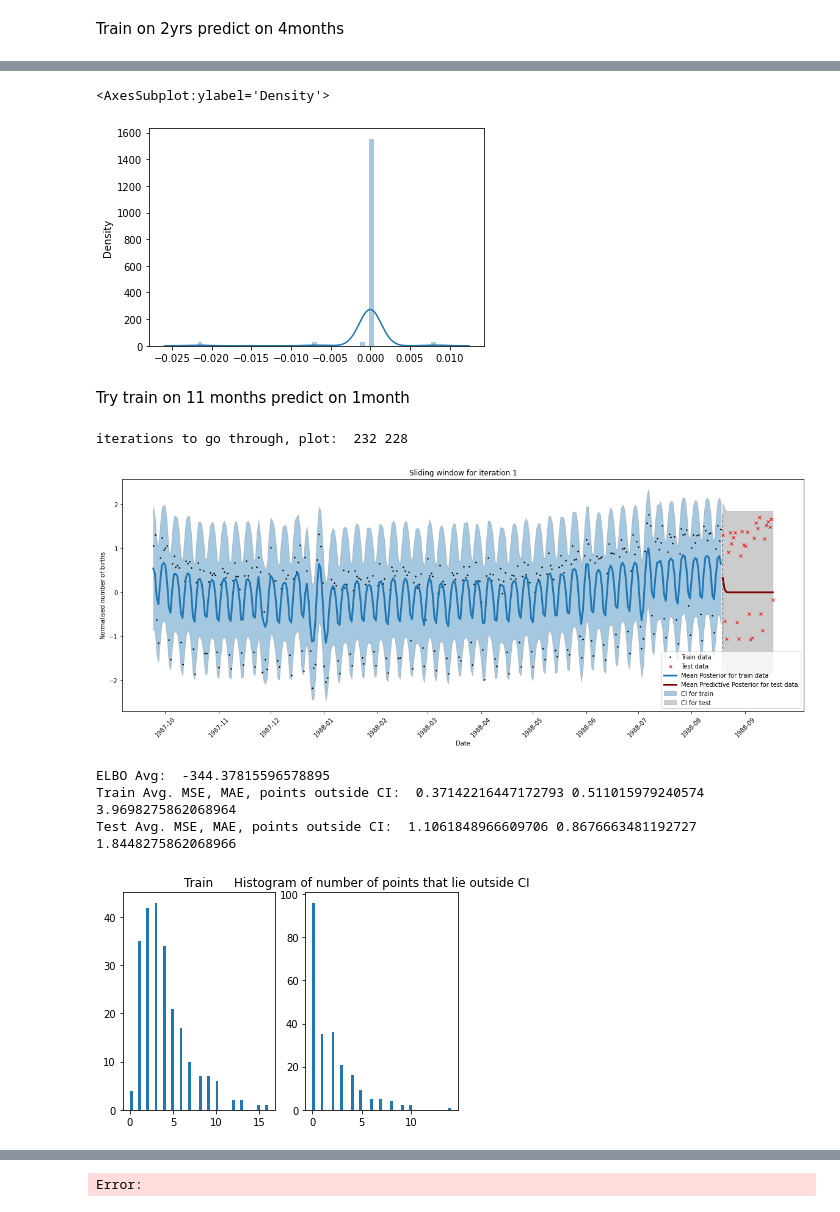
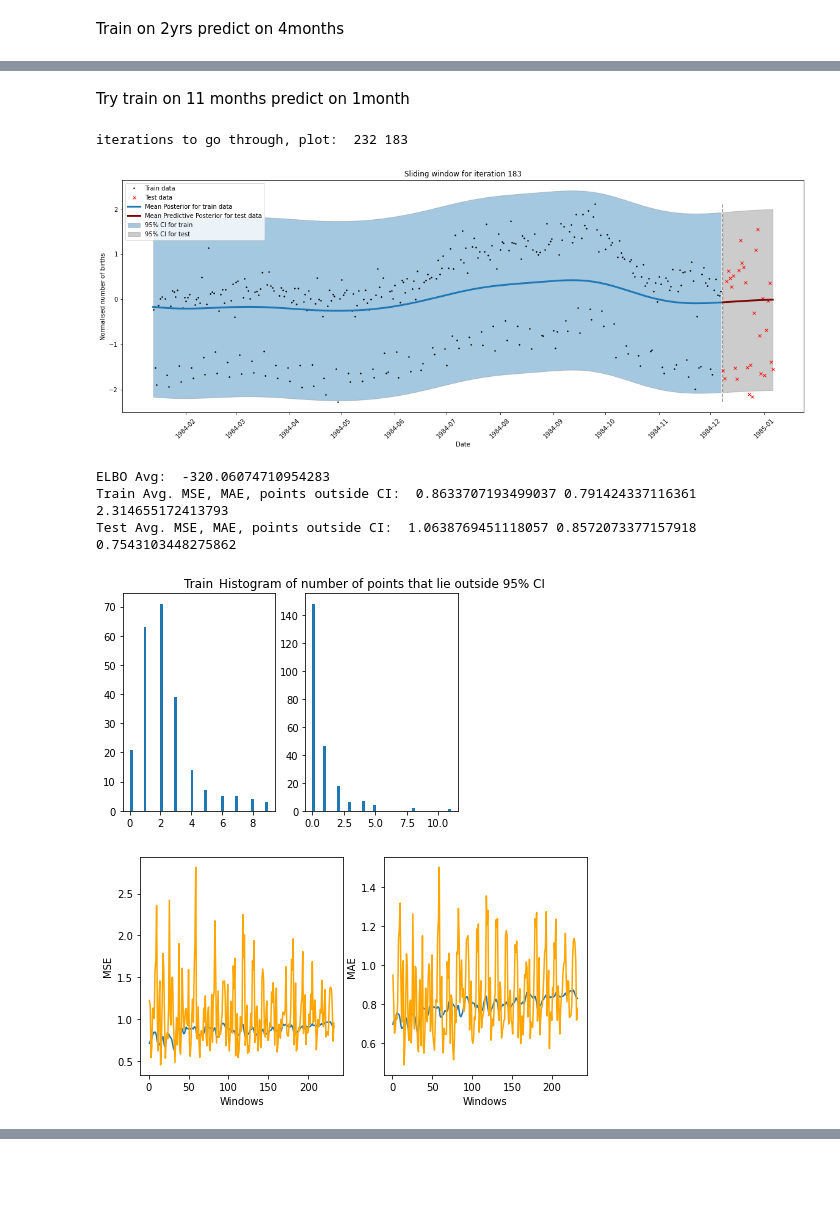
Before and after one commit to CristinaNogRod/GaussianProcesses-TimeSeries, a Jupyter notebook: notebooks/GPFlow/basic_SVGP_slidingWindow.ipynb, the cells around one changed output, grey strips where cells are left out. Drawn from its saved outputs; the diff is of its cells as text; code cells hidden in the pictures; blank space fills up the shorter version.

Commit message:
basic done, additive done, sliding window in progress

```diff
--- a/notebooks/GPFlow/basic_SVGP_slidingWindow.ipynb
+++ b/notebooks/GPFlow/basic_SVGP_slidingWindow.ipynb
@@ -47,7 +47,7 @@ To enable them in other operations, rebuild TensorFlow with the appropriate comp
         l = InvGama()
         sigma = Gamma()
 # %%
-def optimise_model(model, x_train, y_train):
+def optimise_model(model, x_train, y_train, epochs=50):
     train_data = (x_train, y_train)
     loss_fn = model.training_loss_closure(train_data)
 
@@ -64,6 +64,5 @@ def optimise_model(model, x_train, y_train):
         natgrad_opt.minimize(loss_fn, variational_vars)
         adam_opt.minimize(loss_fn, adam_vars)
 
-    epochs = 50
     for epoch in range(1, epochs + 1):
         optimisation_step()
@@ -310,17 +264,12 @@ Test Avg. MSE, MAE, points outside CI:  1.1609067458951121 0.9115589906852232 10
-# %%
-mean_test = np.reshape(mean_test, (1,60));
-sns.distplot(mean_test)
-# %% [output]
-<AxesSubplot:ylabel='Density'>
-[figure, removed]
 # %% [markdown]
 Try train on 11 months predict on 1month
 # %%
-slidingwindow_alg(243, 11, epochs=20)
+slidingwindow_alg(243, 11, epochs=10)
 # %% [output]
-iterations to go through, plot:  232 228
+iterations to go through, plot:  232 183
-[figure, old version]
+[figure, new version]
-ELBO Avg:  -344.37815596578895
-Train Avg. MSE, MAE, points outside CI:  0.37142216447172793 0.511015979240574 3.9698275862068964
-Test Avg. MSE, MAE, points outside CI:  1.1061848966609706 0.8676663481192727 1.8448275862068966
+ELBO Avg:  -320.06074710954283
+Train Avg. MSE, MAE, points outside CI:  0.8633707193499037 0.791424337116361 2.314655172413793
+Test Avg. MSE, MAE, points outside CI:  1.0638769451118057 0.8572073377157918 0.7543103448275862
-[figure, old version]
+[figure, new version]
+[figure, added]
@@ -334 +283,0 @@ Test Avg. MSE, MAE, points outside CI:  1.1061848966609706 0.8676663481192727 1.
-Error:
```
Also changed, not shown: parts of 14 cells of this notebook, 2 other files.
